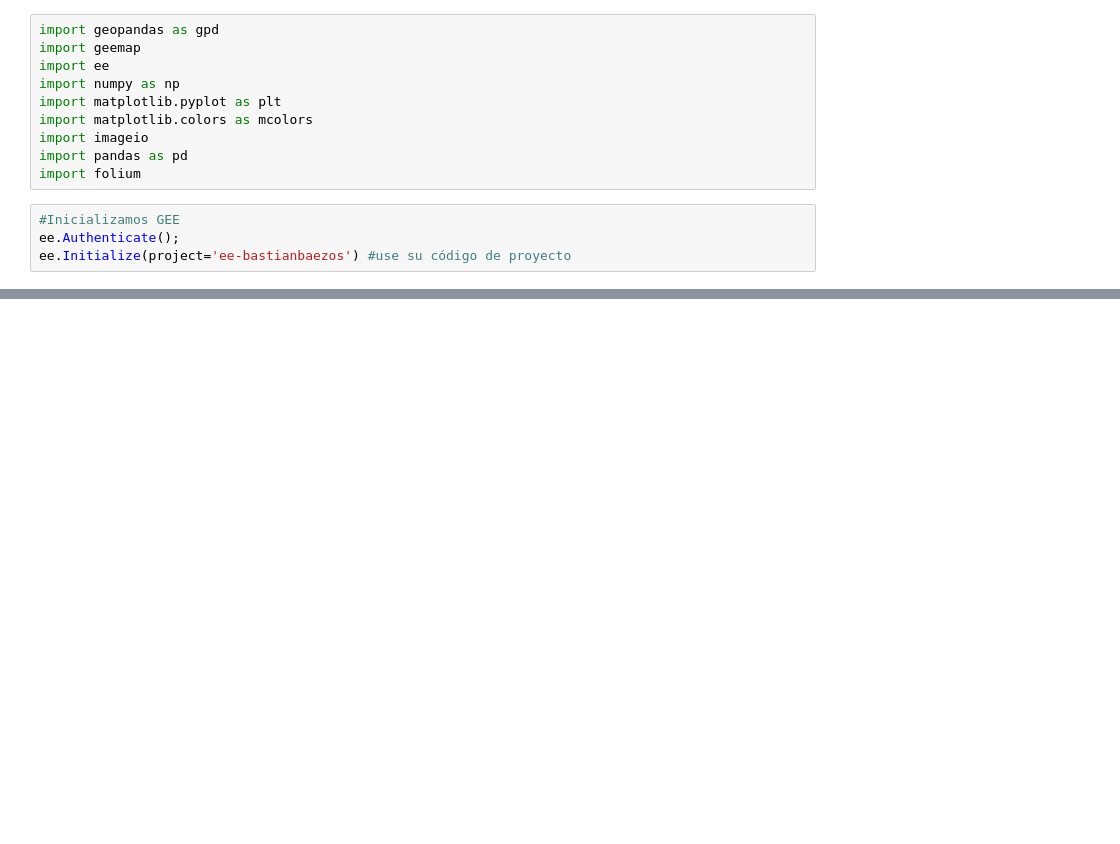
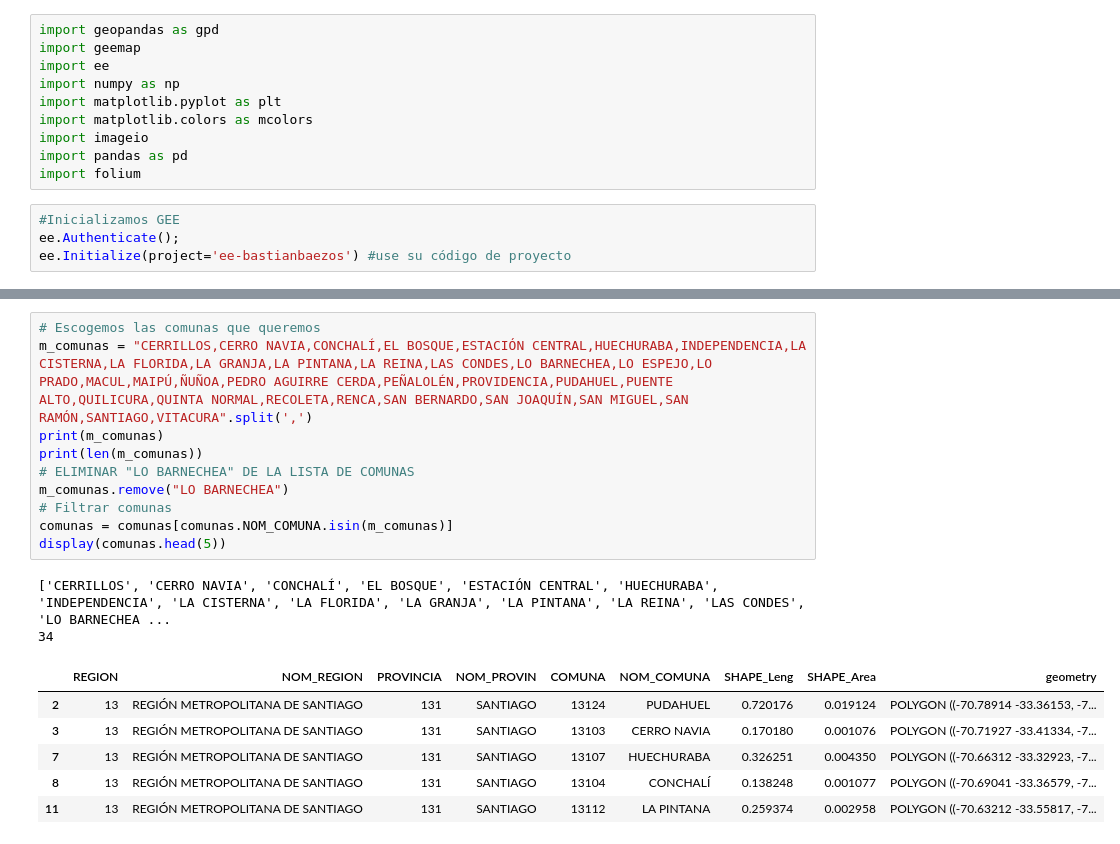
Before and after one commit to 2B-O/Proyecto-Geoespaciales, a Jupyter notebook: Proyecto Geoespaciales.ipynb, the cells around one changed output, grey strips where cells are left out. Cells and saved outputs as stored; diff of their text form; blank space fills up the shorter version.

```diff
--- a/Proyecto Geoespaciales.ipynb
+++ b/Proyecto Geoespaciales.ipynb
@@ -81,0 +201,19 @@ def get_images(year_init, year_end, aoi):
+# %%
+# Escogemos las comunas que queremos
+m_comunas = "CERRILLOS,CERRO NAVIA,CONCHALÍ,EL BOSQUE,ESTACIÓN CENTRAL,HUECHURABA,INDEPENDENCIA,LA CISTERNA,LA FLORIDA,LA GRANJA,LA PINTANA,LA REINA,LAS CONDES,LO BARNECHEA,LO ESPEJO,LO PRADO,MACUL,MAIPÚ,ÑUÑOA,PEDRO AGUIRRE CERDA,PEÑALOLÉN,PROVIDENCIA,PUDAHUEL,PUENTE ALTO,QUILICURA,QUINTA NORMAL,RECOLETA,RENCA,SAN BERNARDO,SAN JOAQUÍN,SAN MIGUEL,SAN RAMÓN,SANTIAGO,VITACURA".split(',')
+print(m_comunas)
+print(len(m_comunas))
+# ELIMINAR "LO BARNECHEA" DE LA LISTA DE COMUNAS
+m_comunas.remove("LO BARNECHEA")
+# Filtrar comunas
+comunas = comunas[comunas.NOM_COMUNA.isin(m_comunas)]
+display(comunas.head(5))
+# %% [output]
+['CERRILLOS', 'CERRO NAVIA', 'CONCHALÍ', 'EL BOSQUE', 'ESTACIÓN CENTRAL', 'HUECHURABA', 'INDEPENDENCIA', 'LA CISTERNA', 'LA FLORIDA', 'LA GRANJA', 'LA PINTANA', 'LA REINA', 'LAS CONDES', 'LO BARNECHEA ...
+34
+|  | REGION | NOM_REGION | PROVINCIA | NOM_PROVIN | COMUNA | NOM_COMUNA | SHAPE_Leng | SHAPE_Area | geometry |
+| 2 | 13 | REGIÓN METROPOLITANA DE SANTIAGO | 131 | SANTIAGO | 13124 | PUDAHUEL | 0.720176 | 0.019124 | POLYGON ((-70.78914 -33.36153, -7... |
+| 3 | 13 | REGIÓN METROPOLITANA DE SANTIAGO | 131 | SANTIAGO | 13103 | CERRO NAVIA | 0.170180 | 0.001076 | POLYGON ((-70.71927 -33.41334, -7... |
+| 7 | 13 | REGIÓN METROPOLITANA DE SANTIAGO | 131 | SANTIAGO | 13107 | HUECHURABA | 0.326251 | 0.004350 | POLYGON ((-70.66312 -33.32923, -7... |
+| 8 | 13 | REGIÓN METROPOLITANA DE SANTIAGO | 131 | SANTIAGO | 13104 | CONCHALÍ | 0.138248 | 0.001077 | POLYGON ((-70.69041 -33.36579, -7... |
+| 11 | 13 | REGIÓN METROPOLITANA DE SANTIAGO | 131 | SANTIAGO | 13112 | LA PINTANA | 0.259374 | 0.002958 | POLYGON ((-70.63212 -33.55817, -7... |
```
Also changed, not shown: parts of 14 cells of this notebook, 6 other files.
